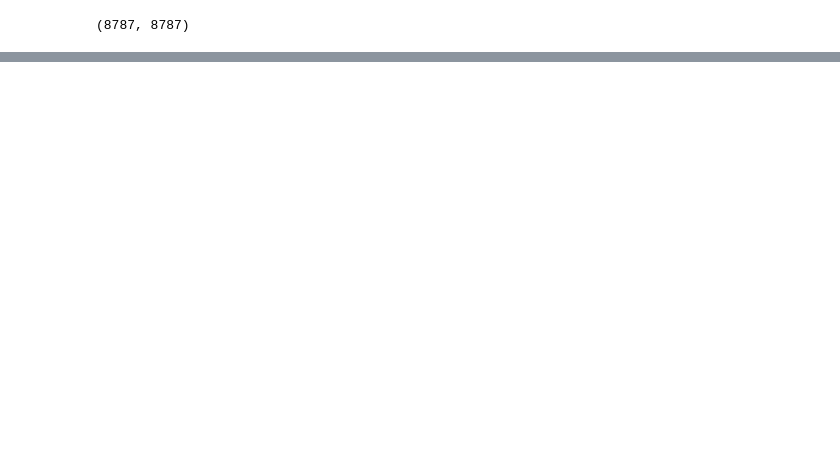
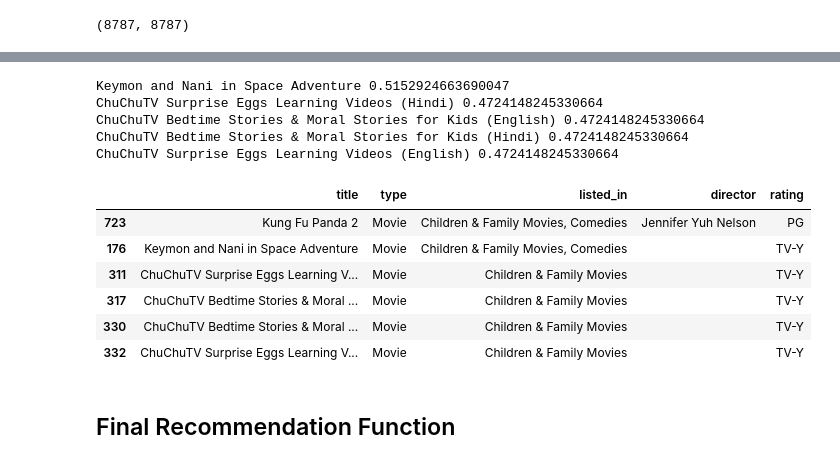
Before and after one commit to ahmedmamdouh111/Netflix-data-science-internship, a Jupyter notebook: Netflix_Data_Science_Internship.ipynb, the cells around one changed output, grey strips where cells are left out. Cells and saved outputs as stored; diff of their text form; code cells hidden in the pictures; blank space fills up the shorter version.

```diff
--- a/Netflix_Data_Science_Internship.ipynb
+++ b/Netflix_Data_Science_Internship.ipynb
@@ -812,0 +839,3 @@ nothing to commit, working tree clean
+# %%
+similarity_scores_with_index = list(enumerate(similarity_scores))
+similarity_scores_with_index[:10]
@@ -812,0 +853,7 @@ nothing to commit, working tree clean
+# %%
+sorted_scores = sorted(
+    similarity_scores_with_index,
+    key=lambda x: x[1],
+    reverse=True
+)
+sorted_scores[:10]
@@ -812,0 +871,26 @@ nothing to commit, working tree clean
+# %%
+top_5 = sorted_scores[1:6]
+# %%
+for index, score in top_5:
+    print(rec_data.loc[index, 'title'], score)
+# %% [output]
+Keymon and Nani in Space Adventure 0.5152924663690047
+ChuChuTV Surprise Eggs Learning Videos (Hindi) 0.4724148245330664
+ChuChuTV Bedtime Stories & Moral Stories for Kids (English) 0.4724148245330664
+ChuChuTV Bedtime Stories & Moral Stories for Kids (Hindi) 0.4724148245330664
+ChuChuTV Surprise Eggs Learning Videos (English) 0.4724148245330664
+# %%
+rec_data.loc[
+    [movie_index] + [index for index, score in top_5],
+    ['title', 'type', 'listed_in', 'director', 'rating']
+]
+# %% [output]
+|  | title | type | listed_in | director | rating |
+| 723 | Kung Fu Panda 2 | Movie | Children & Family Movies, Comedies | Jennifer Yuh Nelson | PG |
+| 176 | Keymon and Nani in Space Adventure | Movie | Children & Family Movies, Comedies |  | TV-Y |
+| 311 | ChuChuTV Surprise Eggs Learning V... | Movie | Children & Family Movies |  | TV-Y |
+| 317 | ChuChuTV Bedtime Stories & Moral ... | Movie | Children & Family Movies |  | TV-Y |
+| 330 | ChuChuTV Bedtime Stories & Moral ... | Movie | Children & Family Movies |  | TV-Y |
+| 332 | ChuChuTV Surprise Eggs Learning V... | Movie | Children & Family Movies |  | TV-Y |
+# %% [markdown]
+## Final Recommendation Function
```
Also changed, not shown: parts of 31 cells of this notebook.
